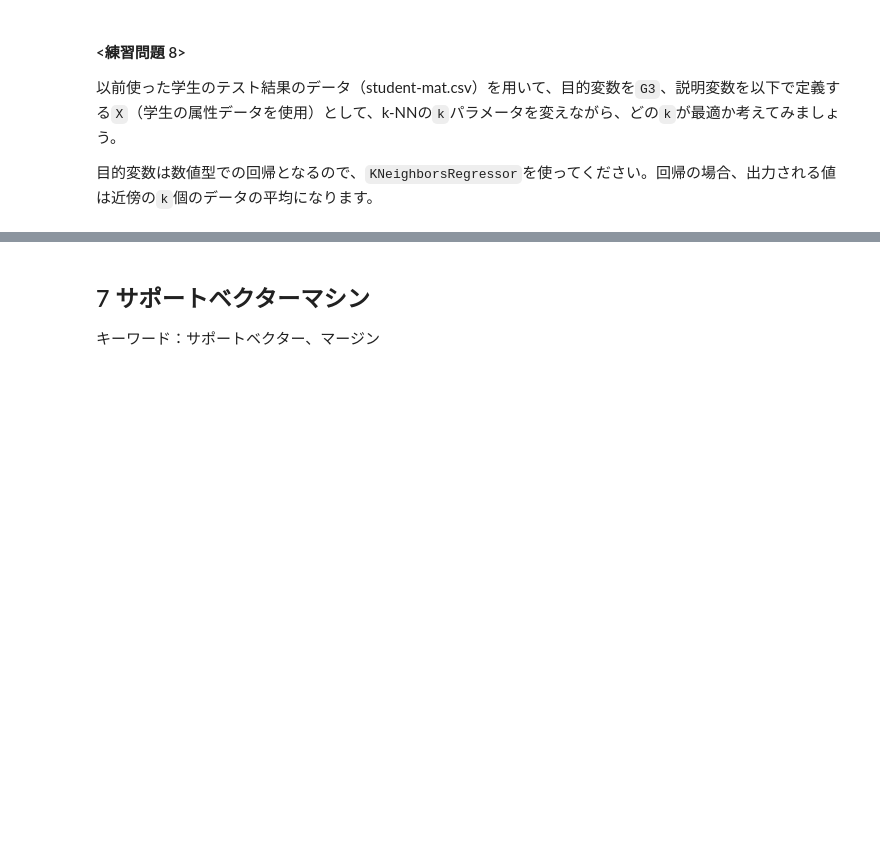
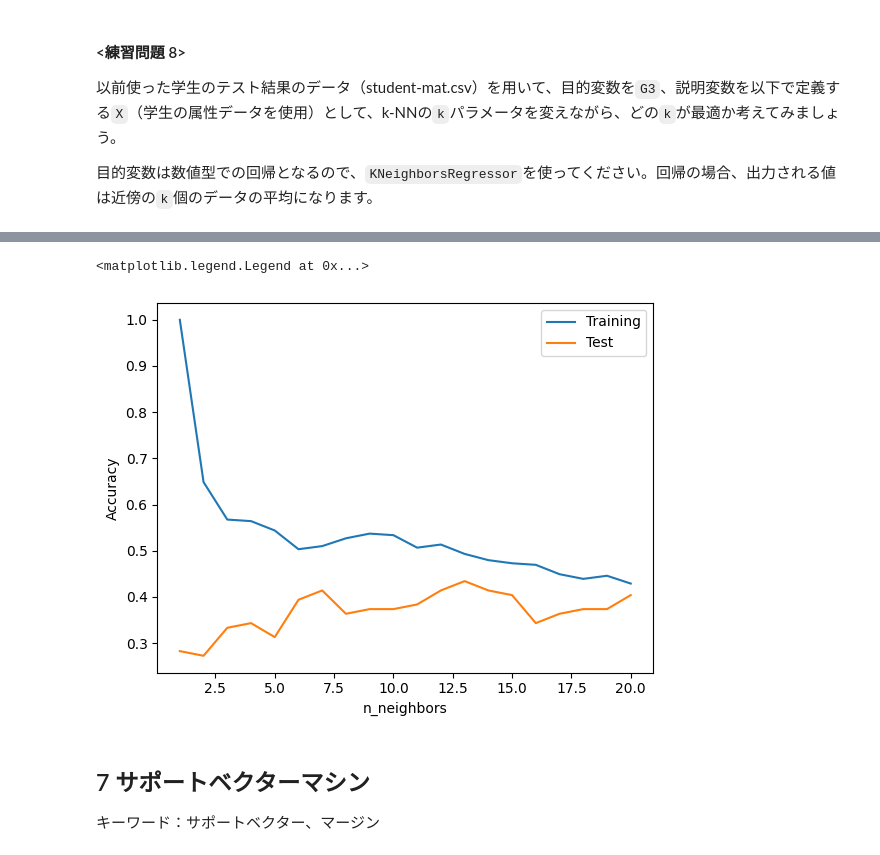
Before and after one commit to iwatsuki-yuuki/Matsuo-GCI, a Jupyter notebook: GCI第６回講義演習.ipynb, the cells around one changed output, grey strips where cells are left out. Saved outputs shown, nothing was run; the diff lists cells and outputs as text; code cells hidden in the pictures; blank space fills up the shorter version.

```diff
--- a/GCI第６回講義演習.ipynb
+++ b/GCI第６回講義演習.ipynb
@@ -997,0 +1324,10 @@ X = student.loc[:, ['age', 'Medu', 'Fedu', 'traveltime', 'studytime'
+# %%
+# 例: 本来の列名を使って DataFrame を作成する
+column_names = ['age', 'Medu', 'Fedu', 'traveltime', 'studytime',
+                'failures', 'famrel', 'freetime', 'goout', 'Dalc', 'Walc',
+                'absences', 'G1', 'G2']
+X_df = pd.DataFrame(X, columns=column_names)
+
+# その後 get_dummies を使う
+x_dummy = pd.get_dummies(X_df)
+x_dummy.head()
@@ -998,3 +1341,25 @@ X = student.loc[:, ['age', 'Medu', 'Fedu', 'traveltime', 'studytime'
+# %%
+x_train, x_test, y_train, y_test = train_test_split(x_dummy,student['G3'],random_state=0)
+# グラフ描画用のリストを用意
+training_accuracy = []
+test_accuracy = []
+
+# 学習
+for n_neighbors in range(1, 21):
+    model = KNeighborsClassifier(n_neighbors=n_neighbors)
+    model.fit(x_train, y_train)
+    training_accuracy.append(model.score(x_train, y_train))
+    test_accuracy.append(model.score(x_test, y_test))
+
+# グラフを描画
+plt.plot(range(1, 21), training_accuracy, label='Training')
+plt.plot(range(1, 21), test_accuracy, label='Test')
+plt.ylabel('Accuracy')
+plt.xlabel('n_neighbors')
+plt.legend()
+# %% [output]
+<matplotlib.legend.Legend at 0x...>
+[figure, added]
 # %% [markdown]
 ## 7 サポートベクターマシン
 キーワード：サポートベクター、マージン
```
Also changed, not shown: parts of 38 cells of this notebook.
